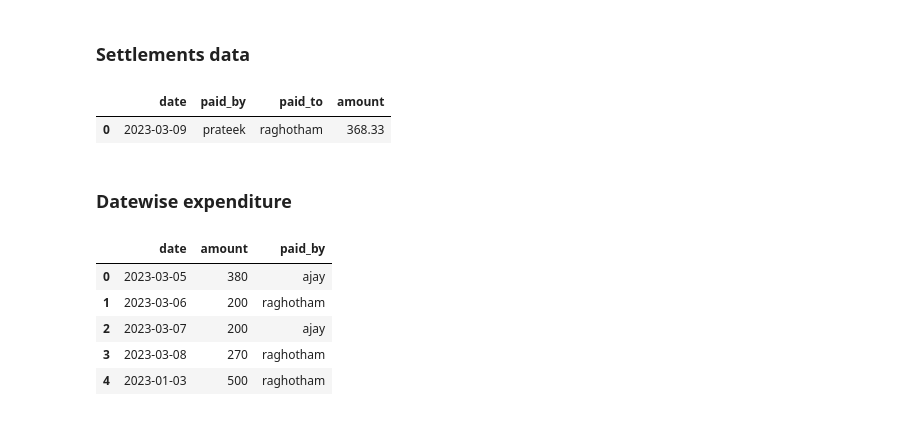
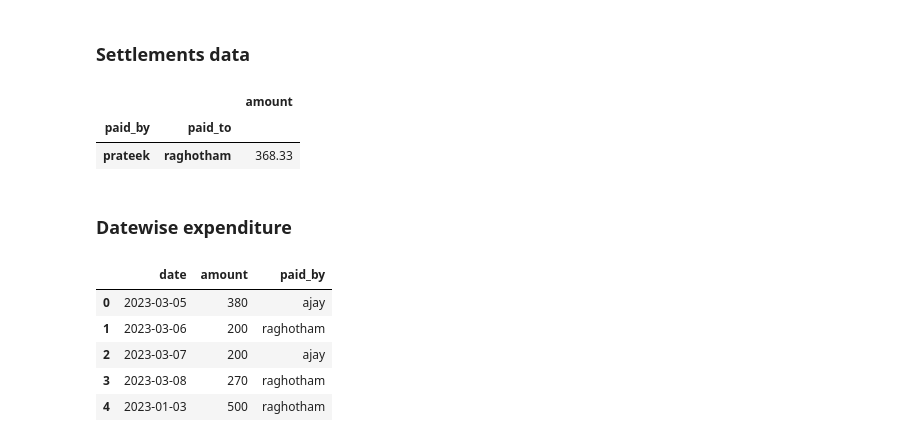
Before and after one commit to Raghotham-Rao/badminton-performance-tracking, a Jupyter notebook: expenses.ipynb, the cells around one changed output. Drawn from its saved outputs; the diff is of its cells as text; code cells hidden in the pictures.

Commit message:
update: aggregate settlements

```diff
--- a/expenses.ipynb
+++ b/expenses.ipynb
@@ -26,10 +26,11 @@ df = df.applymap(lambda x: f'{x}'.lower().strip() if isinstance(x, str) else x)
 # %%
 settlements_data = pd.DataFrame(workbook.worksheet('settlements').get_all_records()).set_index('date').reset_index()
 
-settlements_data
+settlements_data.groupby(['paid_by', 'paid_to']).sum('amount')
 # %% [output]
-|  | date | paid_by | paid_to | amount |
-| 0 | 2023-03-09 | prateek | raghotham | 368.33 |
+|  |  | amount |
+| paid_by | paid_to |  |
+| prateek | raghotham | 368.33 |
 # %% [markdown]
 ### Datewise expenditure
 # %%
```
Also changed, not shown: 1 other file.
